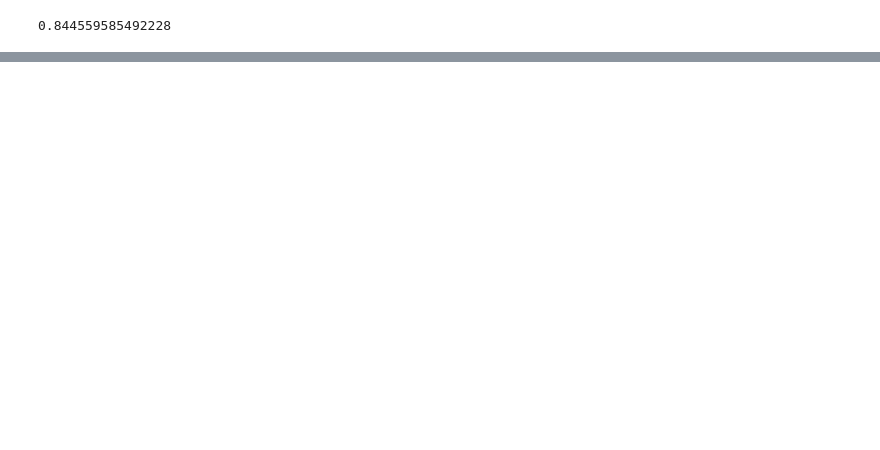
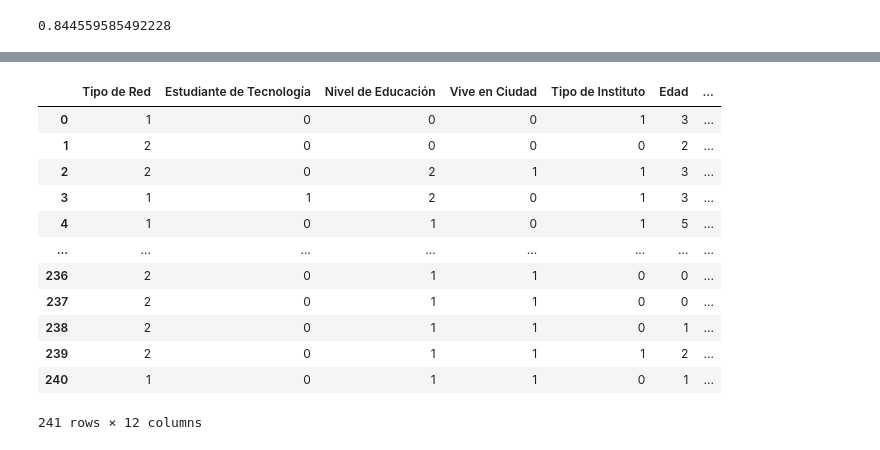
Before and after one commit to miky14n/Red-neuronal, a Jupyter notebook: Untitled.ipynb, the cells around one changed output, grey strips where cells are left out. Drawn from its saved outputs; the diff is of its cells as text; code cells hidden in the pictures; blank space fills up the shorter version.

Commit message:
Primera prediccion usando onehot encoding

```diff
--- a/Untitled.ipynb
+++ b/Untitled.ipynb
@@ -410,8 +412,15 @@ model_encode = tf.keras.models.Sequential([
     tf.keras.layers.Dense(3 , activation = 'softmax')
 ])
 
-model_encode.compile(loss = tf.keras.losses.sparse_categorical_crossentropy , optimizer = tf.keras.optimizers.Adam() , metrics = ['accuracy'])
+# Compilar el modelo
+model_encode.compile(loss='sparse_categorical_crossentropy', optimizer=tf.keras.optimizers.Adam(learning_rate=0.001), metrics=['accuracy'])
 
-model_encode.fit(x_train_encod , y_train_encod , epochs = 100)
+# Entrenar el modelo con callbacks
+callback = tf.keras.callbacks.EarlyStopping(monitor='val_loss', patience=10, restore_best_weights=True)
+history = model_encode.fit(x_train_encod, y_train_encod, epochs=100, validation_split=0.2, batch_size=64, callbacks=[callback])
+
+# Evaluar el modelo en el conjunto de test
+test_loss, test_accuracy = model_encode.evaluate(x_test_encod, y_test_encod)
+print(f'Test accuracy: {test_accuracy}')
 # %% [output]
 Epoch 1/100
@@ -443,0 +476,8 @@ RandomForestClassifier().fit(x_train_encod , y_train_encod).score(x_test_encod ,
+# %%
+predictions = model_encode.predict(data_test)
+
+# Las predicciones son probabilidades para cada clase, puedes obtener la clase predicha usando argmax
+predicted_classes = predictions.argmax(axis=1)
+
+# Ahora 'predicted_classes' contiene las clases predichas para tus datos de prueba
+print(predicted_classes)
@@ -443,0 +493,17 @@ RandomForestClassifier().fit(x_train_encod , y_train_encod).score(x_test_encod ,
+# %%
+data_test['Nivel de Adaptación'] = predicted_classes
+data_test
+# %% [output]
+|  | Tipo de Red | Estudiante de Tecnología | Nivel de Educación | Vive en Ciudad | Tipo de Instituto | Edad | ... |
+| 0 | 1 | 0 | 0 | 0 | 1 | 3 | ... |
+| 1 | 2 | 0 | 0 | 0 | 0 | 2 | ... |
+| 2 | 2 | 0 | 2 | 1 | 1 | 3 | ... |
+| 3 | 1 | 1 | 2 | 0 | 1 | 3 | ... |
+| 4 | 1 | 0 | 1 | 0 | 1 | 5 | ... |
+| ... | ... | ... | ... | ... | ... | ... | ... |
+| 236 | 2 | 0 | 1 | 1 | 0 | 0 | ... |
+| 237 | 2 | 0 | 1 | 1 | 0 | 0 | ... |
+| 238 | 2 | 0 | 1 | 1 | 0 | 1 | ... |
+| 239 | 2 | 0 | 1 | 1 | 1 | 2 | ... |
+| 240 | 1 | 0 | 1 | 1 | 0 | 1 | ... |
+241 rows × 12 columns
```
Also changed, not shown: parts of 14 cells of this notebook, 1 other file.
